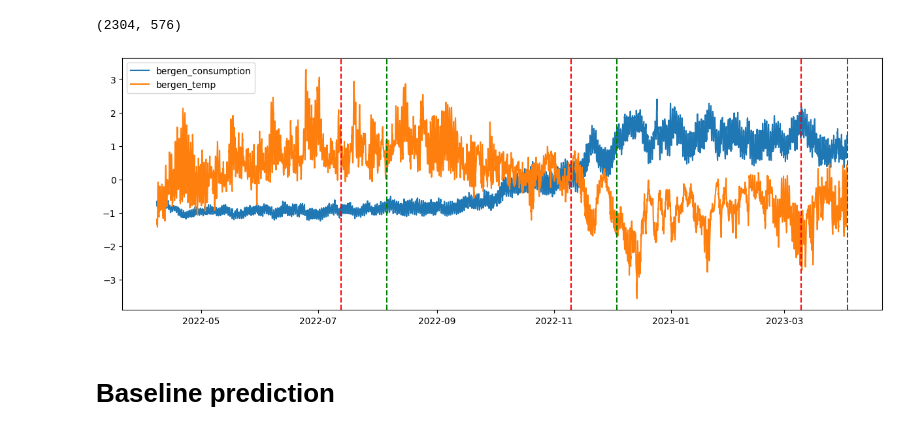
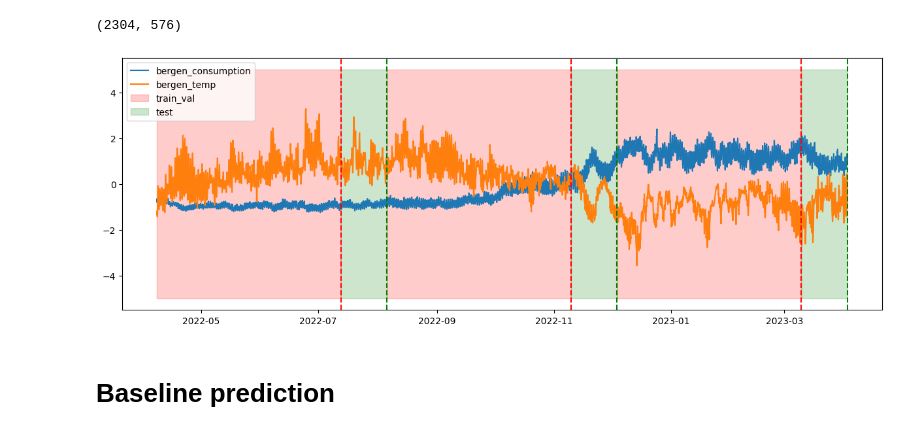
Before and after one commit to SigmaDerivative/energy-consumption-forecast, a Jupyter notebook: analysis.ipynb, the cells around one changed output. Saved outputs shown, nothing was run; the diff lists cells and outputs as text; code cells hidden in the pictures.

Commit message:
get nice fill for split times

```diff
--- a/analysis.ipynb
+++ b/analysis.ipynb
@@ -217,18 +217,28 @@ train_val_times.shape[1], test_times.shape[1]
 # %%
 # plot the time splits
 plt.figure(figsize=(15, 5))
 plt.plot(df.index, df['bergen_consumption'], label='bergen_consumption')
 plt.plot(df.index, df['bergen_temp'], label='bergen_temp')
+# Fills (needs to be in order to get correct legend)
+plt.fill_between(df.index, -5, 5, where=df.index < train_val_times[0][-1], color='red', alpha=0.2, label='train_val')
+plt.fill_between(df.index, -5, 5, where=(df.index < test_times[0][-1]) & (df.index > train_val_times[0][-1]), color='green', alpha=0.2, label='test')
+plt.fill_between(df.index, -5, 5, where=(df.index < train_val_times[1][-1]) & (df.index > test_times[0][-1]), color='red', alpha=0.2, label='train_val')
+plt.fill_between(df.index, -5, 5, where=(df.index < test_times[1][-1]) & (df.index > train_val_times[1][-1]), color='green', alpha=0.2, label='test')
+plt.fill_between(df.index, -5, 5, where=(df.index < train_val_times[2][-1]) & (df.index > test_times[1][-1]), color='red', alpha=0.2, label='train_val')
+plt.fill_between(df.index, -5, 5, where=df.index > train_val_times[2][-1], color='green', alpha=0.2, label='test')
+# train_val vertical lines
 plt.axvline(train_val_times[0][-1], color='red', linestyle='--')
 plt.axvline(train_val_times[1][-1], color='red', linestyle='--')
 plt.axvline(train_val_times[2][-1], color='red', linestyle='--')
+# test vertical lines
 plt.axvline(test_times[0][-1], color='green', linestyle='--')
 plt.axvline(test_times[1][-1], color='green', linestyle='--')
 plt.axvline(test_times[2][-1], color='green', linestyle='--')
-plt.legend()
+# add to legend that red is training and validation data and green is test data
+plt.legend(['bergen_consumption', 'bergen_temp', 'train_val', 'test'])
 plt.show()
 # %% [output]
-[figure, old version]
+[figure, new version]
 # %% [markdown]
 # Baseline prediction
 # %%
```
Also changed, not shown: parts of 3 cells of this notebook.
